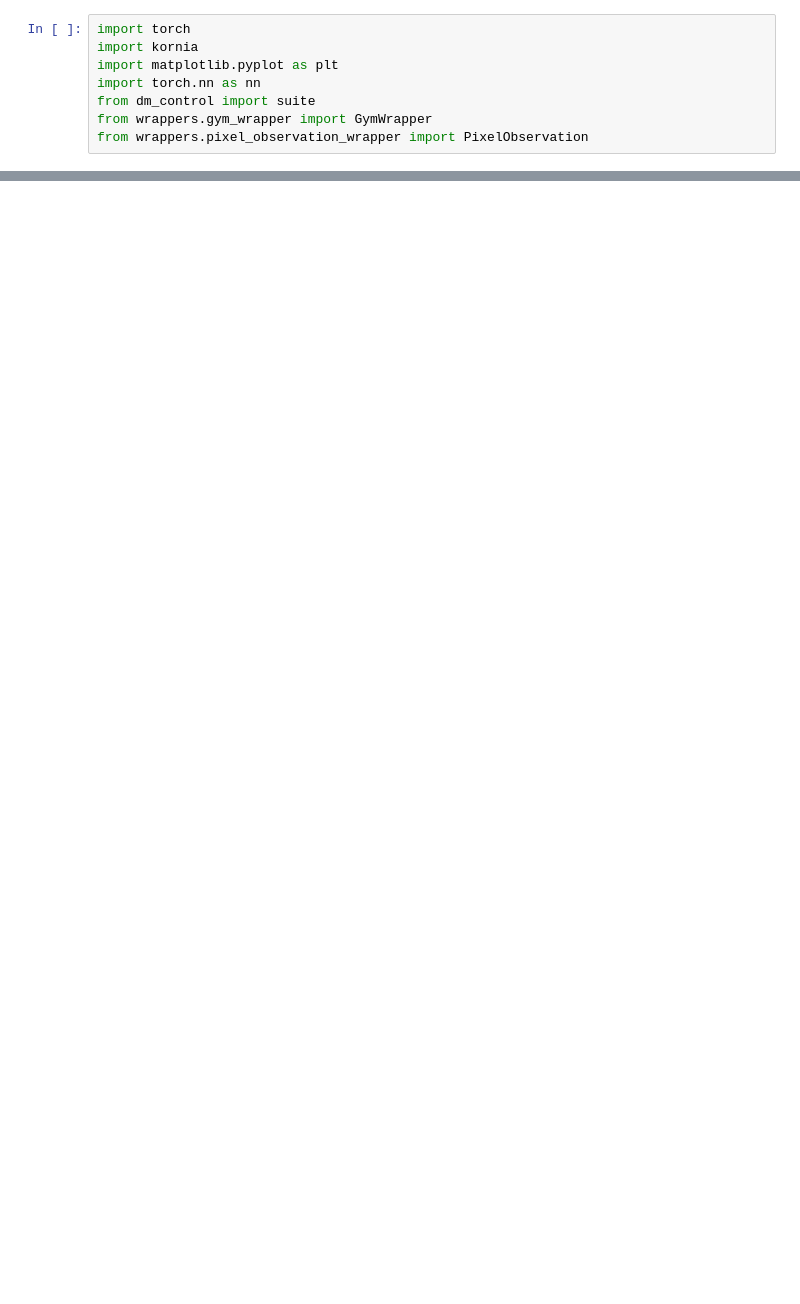
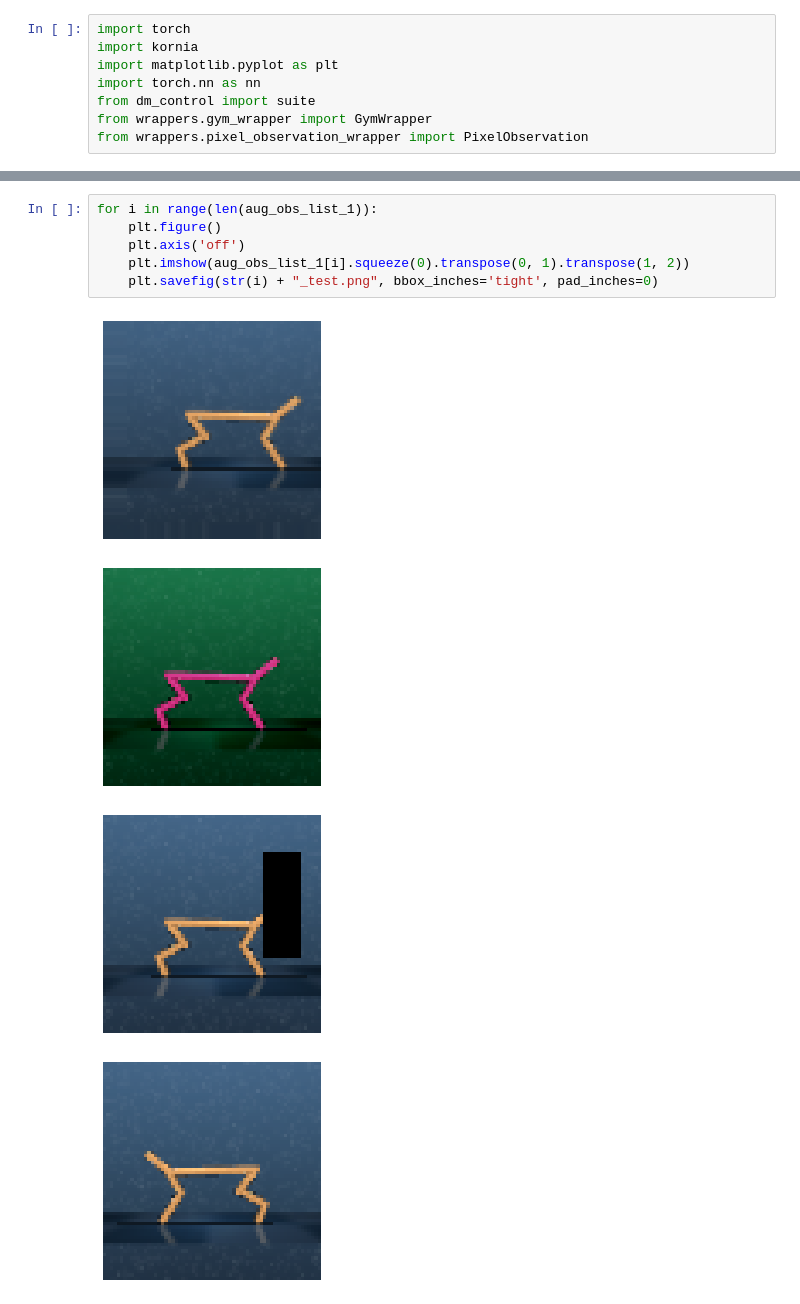
Before and after one commit to janwithb/thesis, a Jupyter notebook: documentation/test_augmentation.ipynb, the cells around one changed output, grey strips where cells are left out. Drawn from its saved outputs; the diff is of its cells as text; blank space fills up the shorter version.

```diff
--- a/documentation/test_augmentation.ipynb
+++ b/documentation/test_augmentation.ipynb
@@ -65,0 +68,11 @@ plt.show()
+# %%
+for i in range(len(aug_obs_list_1)):
+    plt.figure()
+    plt.axis('off')
+    plt.imshow(aug_obs_list_1[i].squeeze(0).transpose(0, 1).transpose(1, 2))
+    plt.savefig(str(i) + "_test.png", bbox_inches='tight', pad_inches=0)
+# %% [output]
+[figure, added]
+[figure, added]
+[figure, added]
+[figure, added]
```
Also changed, not shown: parts of 4 cells of this notebook, 3 other files.
